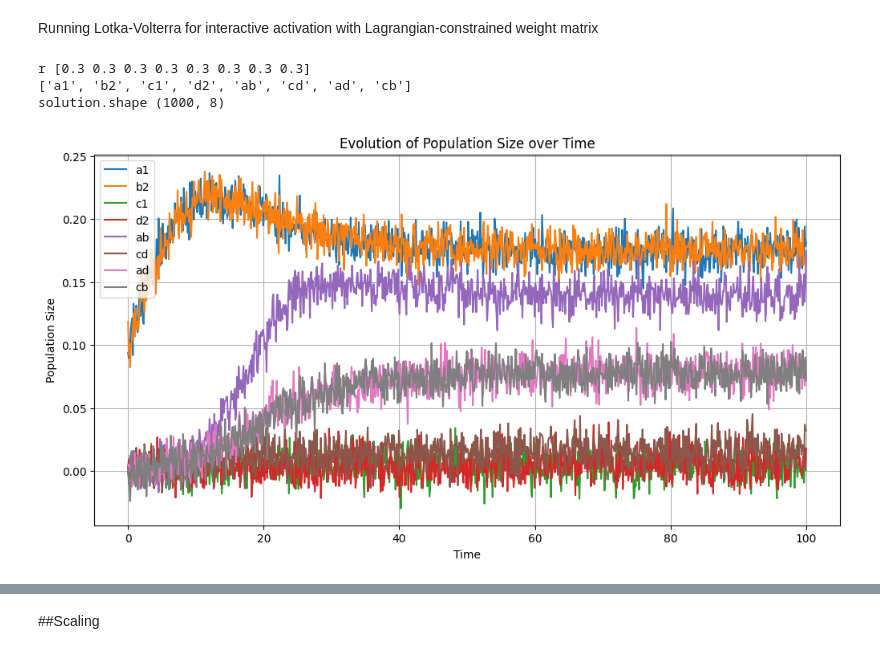
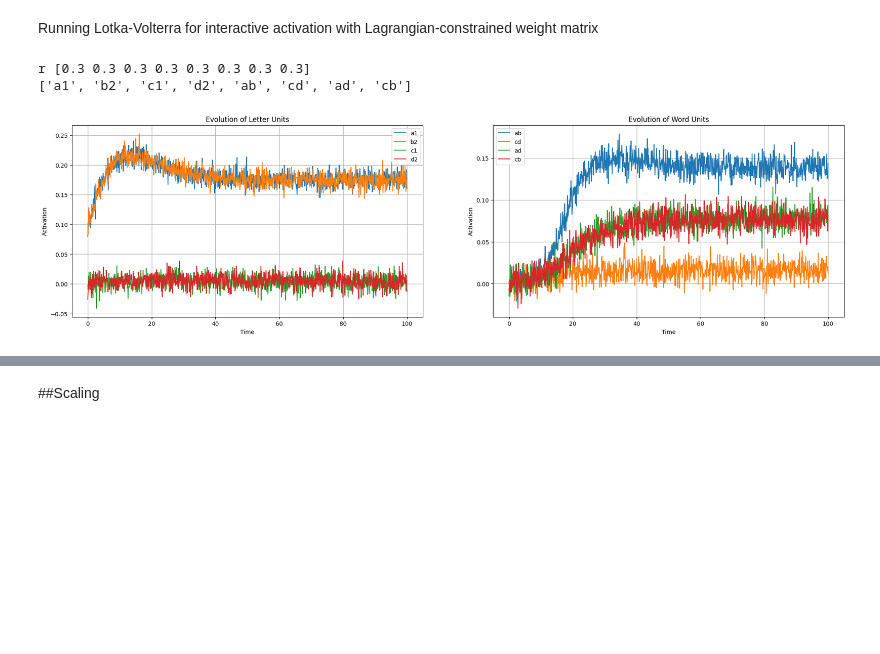
Before and after one commit to THANNAGA/Lagrangian, a Jupyter notebook: GLV_bounded_lagrangian.ipynb, the cells around one changed output, grey strips where cells are left out. Saved outputs shown, nothing was run; the diff lists cells and outputs as text; code cells hidden in the pictures; blank space fills up the shorter version.

```diff
--- a/GLV_bounded_lagrangian.ipynb
+++ b/GLV_bounded_lagrangian.ipynb
@@ -654,47 +656,57 @@ t = np.linspace(0, T, 1000)
 r = 0.3*np.ones(n); print ('r', r)
 
 # Define the system of differential equations
 def dXdt(X, t):
   return X * (r + np.dot(A, X))
 
 def run_glv(init_tokens = [], select = None, on = 0.1, off = 0.001, show = True):
 
   # Number of species
   n = len(tokens)
 
   # Initial conditions: start with equal populations
   X0 = off*np.ones(n)
   for init_token in init_tokens:
     i0 = tokens.index(init_token)
     X0[i0] = on
 
   # Solve the system of differential equations
   solution = odeint(dXdt, X0, t)
 
   if show:
-    if select is None:
-      select = tokens
-    plt.figure(figsize=(12, 6)); print ('solution.shape', solution.shape)
-    for i in range(solution.shape[1]):
-        if tokens[i] in select:
-          plt.plot(t, solution[:, i] +0.01*np.random.randn(solution.shape[0]), label=tokens[i])
-    plt.legend()
-    plt.xlabel('Time')
-    plt.ylabel('Population Size')
-    plt.title('Evolution of Population Size over Time')
-    plt.grid(True)
-    plt.show()
+      fig, axs = plt.subplots(1, 2, figsize=(24, 6))  # 1 row, 2 columns
+
+      # Subplot for letter units
+      axs[0].set_title('Evolution of Letter Units')
+      for i in range(solution.shape[1]):
+          if tokens[i] in select and len(tokens[i]) == 2 and tokens[i][1].isdigit():  # Filter for letter units
+              axs[0].plot(t, solution[:, i] + 0.01 * np.random.randn(solution.shape[0]), label=tokens[i])
+      axs[0].legend()
+      axs[0].set_xlabel('Time')
+      axs[0].set_ylabel('Activation')
+      axs[0].grid(True)
+
+      # Subplot for word units
+      axs[1].set_title('Evolution of Word Units')
+      for i in range(solution.shape[1]):
+          if tokens[i] in select and (len(tokens[i]) > 2 or not tokens[i][1].isdigit()):  # Filter for word units
+              axs[1].plot(t, solution[:, i] + 0.01 * np.random.randn(solution.shape[0]), label=tokens[i])
+      axs[1].legend()
+      axs[1].set_xlabel('Time')
+      axs[1].set_ylabel('Activation')
+      axs[1].grid(True)
+
+      plt.show()
 
   return solution
 
 print (tokens)
 select = tokens
 solution = run_glv(init_tokens = ['a1', 'b2'], select = select, show = True)
 # %% [output]
 r [0.3 0.3 0.3 0.3 0.3 0.3 0.3 0.3]
 ['a1', 'b2', 'c1', 'd2', 'ab', 'cd', 'ad', 'cb']
-solution.shape (1000, 8)
-[figure, old version]
+[figure, new version]
 # %%
 def jacobian(func, state, interaction_matrix, growth_rates):
     """Compute the Jacobian matrix of func at the given state."""
```
Also changed, not shown: parts of 16 cells of this notebook.
